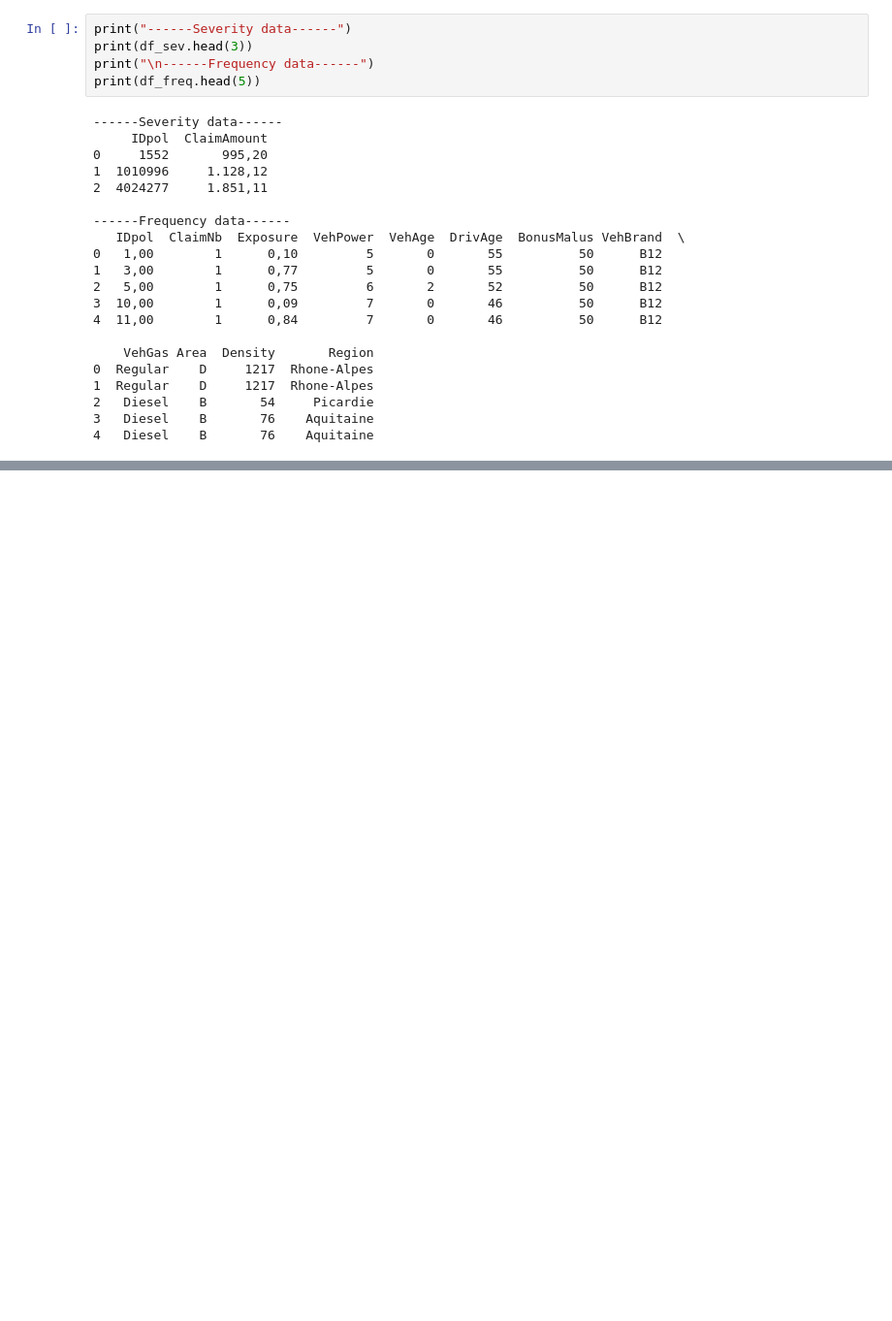
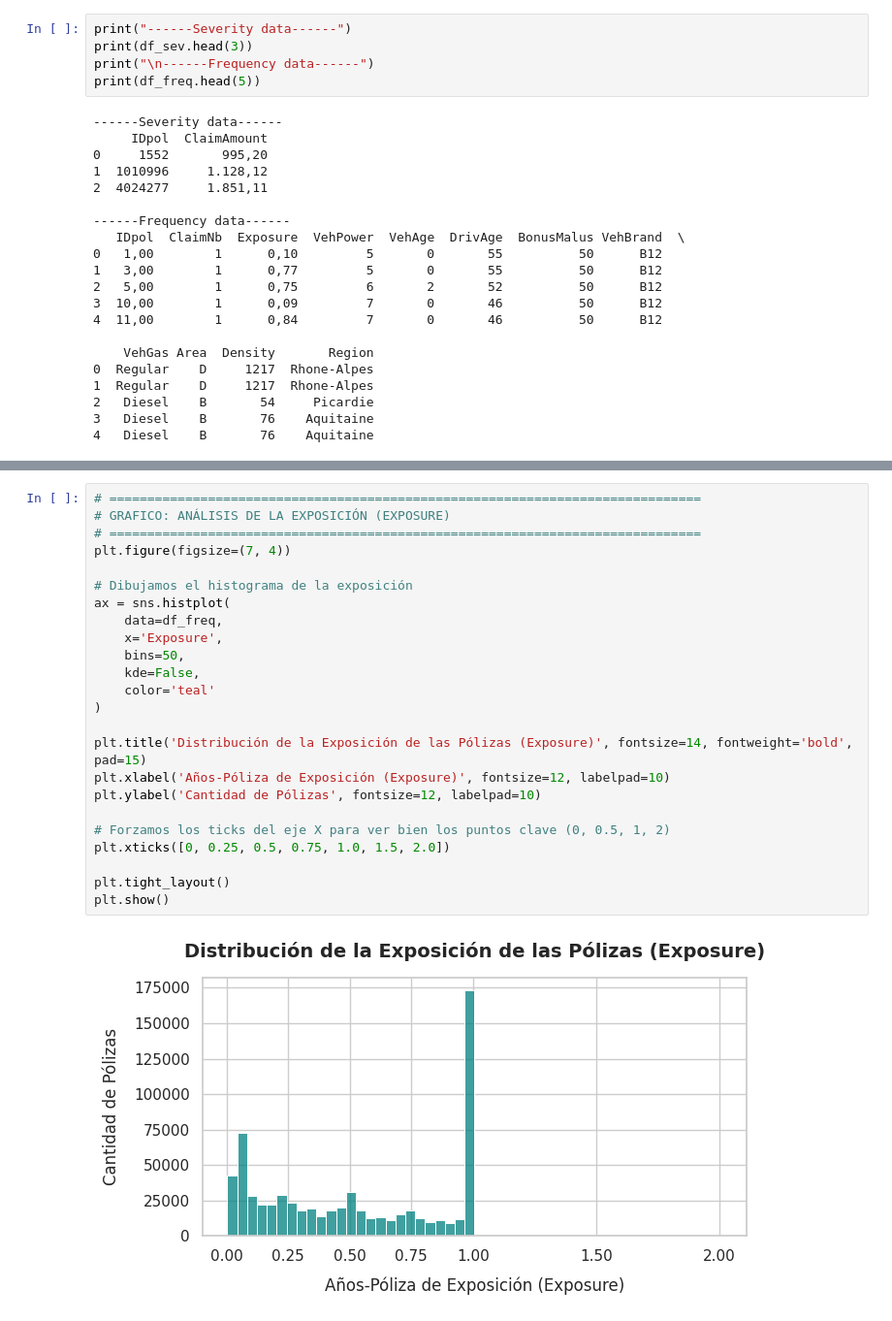
Before and after one commit to AlejandroSenabre/MTPL-Insurance-Pricing-GLM-vs-ML, a Jupyter notebook: notebooks/eda_and_cleaning.ipynb, the cells around one changed output, grey strips where cells are left out. Shown at 97% size. Cells and saved outputs as stored; diff of their text form; blank space fills up the shorter version.

```diff
--- a/notebooks/eda_and_cleaning.ipynb
+++ b/notebooks/eda_and_cleaning.ipynb
@@ -98,0 +154,26 @@ Severidad Media Global     : € 1.681,29 (Costo promedio por siniestro)
+# %%
+# ==============================================================================
+# GRAFICO: ANÁLISIS DE LA EXPOSICIÓN (EXPOSURE)
+# ==============================================================================
+plt.figure(figsize=(7, 4))
+
+# Dibujamos el histograma de la exposición
+ax = sns.histplot(
+    data=df_freq,
+    x='Exposure',
+    bins=50,
+    kde=False,
+    color='teal'
+)
+
+plt.title('Distribución de la Exposición de las Pólizas (Exposure)', fontsize=14, fontweight='bold', pad=15)
+plt.xlabel('Años-Póliza de Exposición (Exposure)', fontsize=12, labelpad=10)
+plt.ylabel('Cantidad de Pólizas', fontsize=12, labelpad=10)
+
+# Forzamos los ticks del eje X para ver bien los puntos clave (0, 0.5, 1, 2)
+plt.xticks([0, 0.25, 0.5, 0.75, 1.0, 1.5, 2.0])
+
+plt.tight_layout()
+plt.show()
+# %% [output]
+[figure, added]
```
Also changed, not shown: parts of 8 cells of this notebook.
